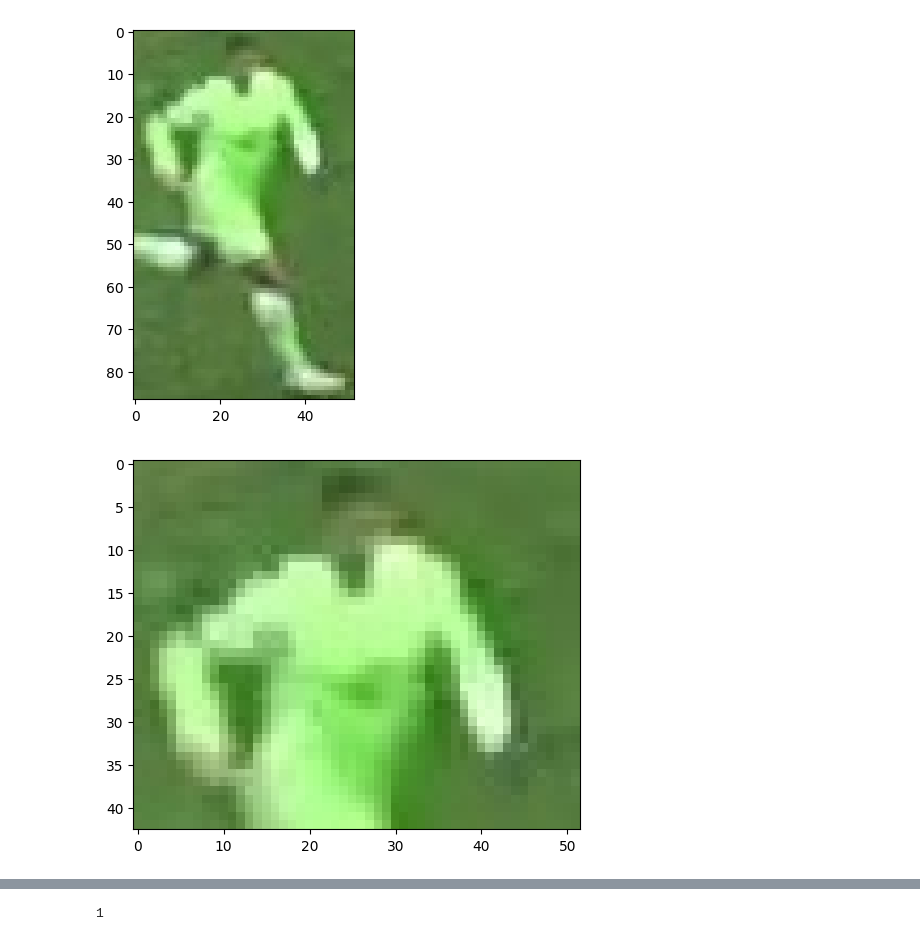
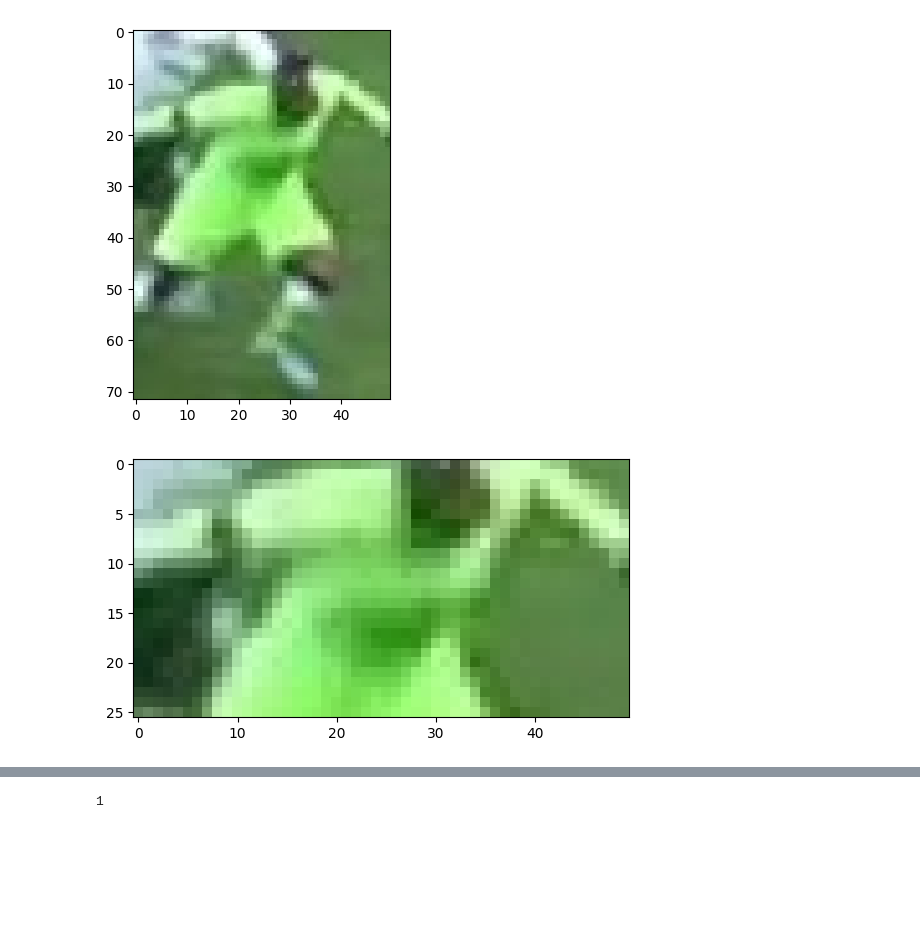
Before and after one commit to mateusrose/pythonfootballanalysis, a Jupyter notebook: dev_and_analysis/color_assigment.ipynb, the cells around one changed output, grey strips where cells are left out. Cells and saved outputs as stored; diff of their text form; code cells hidden in the pictures; blank space fills up the shorter version.

```diff
--- a/dev_and_analysis/color_assigment.ipynb
+++ b/dev_and_analysis/color_assigment.ipynb
@@ -4,21 +4,22 @@ import matplotlib.pyplot as plt
 import numpy as np
 from sklearn.cluster import KMeans
 # %%
-image_path = "../output_videos/cropped_img.jpg"
+image_path = "../output_videos/cropped_img18.jpg"
 image = cv2.imread(image_path)
 image = cv2.cvtColor(image, cv2.COLOR_BGR2RGB)
 # %%
 plt.imshow(image)
 plt.show()
 # %% [output]
-[figure, old version]
+[figure, new version]
 # %%
 #take top half of the image
 top_half_image = image[0: int(image.shape[0]/2), :]
-plt.imshow(top_half_image)
+removing_top_image = top_half_image[10:int(top_half_image.shape[0]), :]
+plt.imshow(removing_top_image)
 plt.show()
 # %% [output]
-[figure, old version]
+[figure, new version]
 # %%
 ## reshape image to 2d array
 # %%
```
Also changed, not shown: parts of 1 cell of this notebook, 3 other files.
